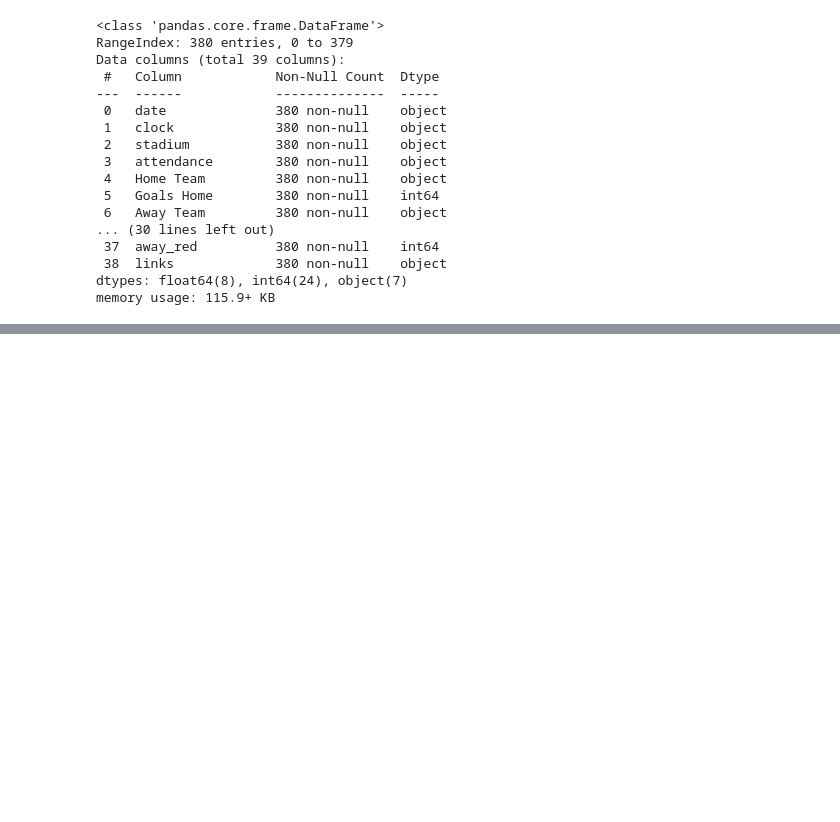
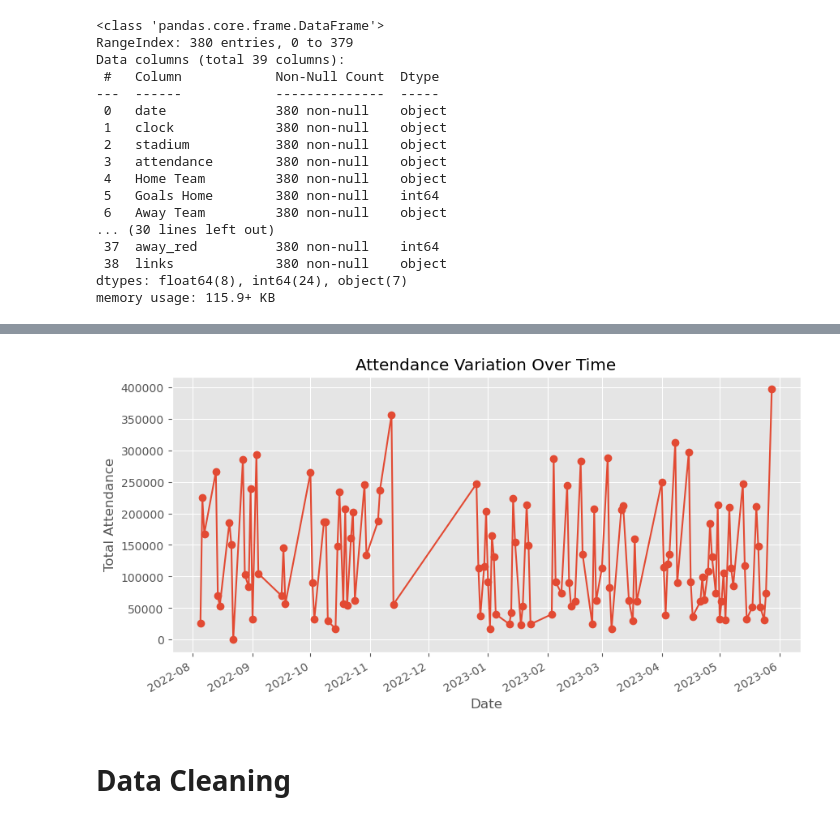
Before and after one commit to Snkiha/Premier-League-Win-Prediction, a Jupyter notebook: premierLeague_LogR.ipynb, the cells around one changed output, grey strips where cells are left out. Saved outputs shown, nothing was run; the diff lists cells and outputs as text; code cells hidden in the pictures; blank space fills up the shorter version.

```diff
--- a/premierLeague_LogR.ipynb
+++ b/premierLeague_LogR.ipynb
@@ -55,0 +105,17 @@ memory usage: 115.9+ KB
+# %%
+# Attendance Variation over time
+df['date'] = pd.to_datetime(df['date'], format='mixed')
+df['attendance'] = df['attendance'].str.replace(',', '').replace('Nan', 0).astype(int) # Take out the , from the attendance and convert to integer
+attendance_overtime = df.groupby('date')['attendance'].sum()
+
+plt.figure(figsize = (10, 5))
+attendance_overtime.plot(kind = 'line', marker = 'o')
+plt.title('Attendance Variation Over Time')
+plt.xlabel('Date')
+plt.ylabel('Total Attendance')
+plt.grid(True)
+plt.show()
+# %% [output]
+[figure, added]
+# %% [markdown]
+# Data Cleaning
```
Also changed, not shown: parts of 6 cells of this notebook.
